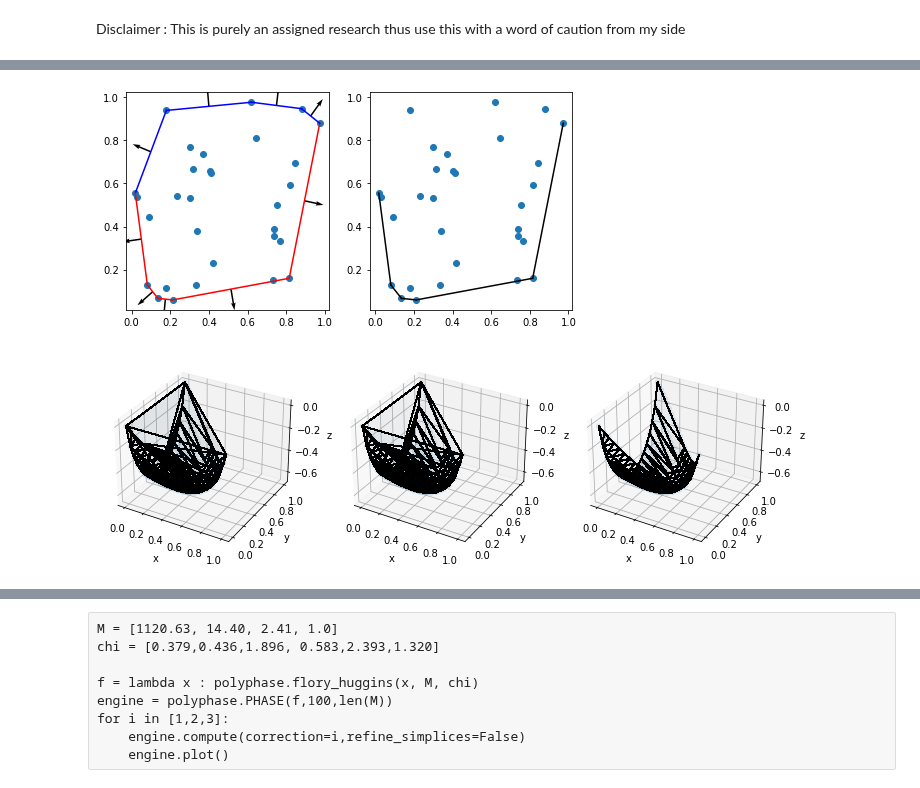
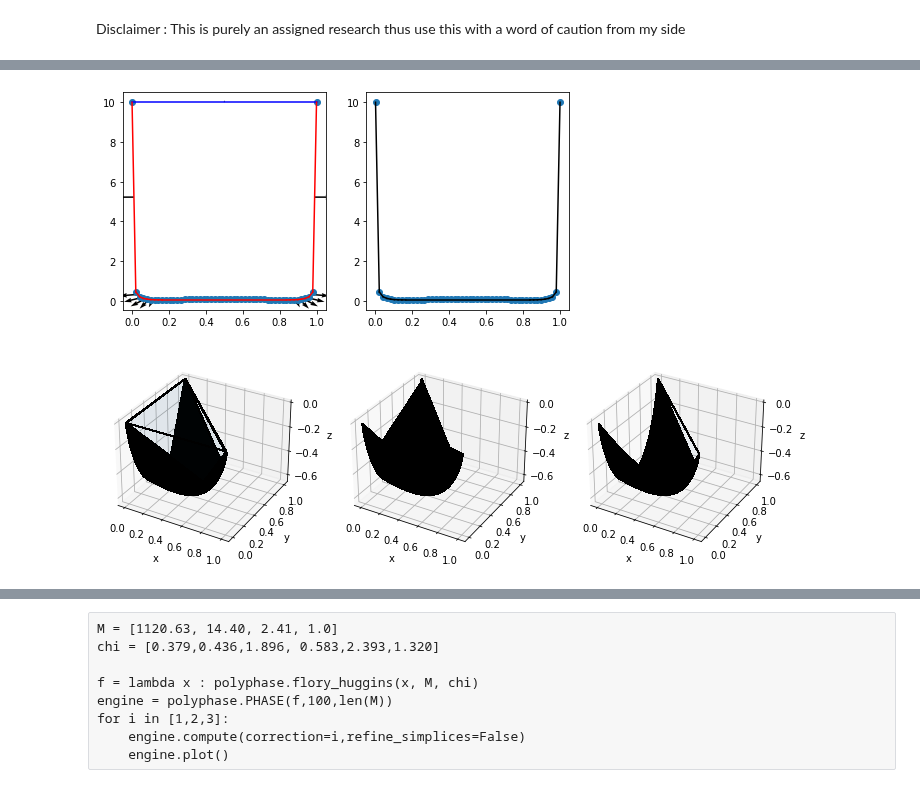
Before and after one commit to kiranvad/polyphase, a Jupyter notebook: notebooks/[ASR] Energy corrections.ipynb, the cells around one changed output, grey strips where cells are left out. Saved outputs shown, nothing was run; the diff lists cells and outputs as text; code cells hidden in the pictures.

```diff
--- a/notebooks/[ASR] Energy corrections.ipynb
+++ b/notebooks/[ASR] Energy corrections.ipynb
@@ -24,3 +27,25 @@ def get_lower_convexhull(points):
     lower_hull = hull.simplices[lower]
 
     return lower_hull,points_inf
+# %%
+# sample a two-component FH
+def f(x):
+    x1 = x
+    x2 = np.abs(1-x1).astype(float)
+    chi = 3
+    beta = 1e-2
+    entropy = (x1*np.log(x1)) + (x2*np.log(x2))
+    enthalpy = chi*x1*x2
+    beta_correction = beta*(1/x1 + 1/x2)
+
+    return entropy+enthalpy+beta_correction
+
+def sample_double_well(num):
+    x = np.linspace(1e-3,0.999,num=num)
+    e = f(x)
+    points = np.stack((x,e),axis=1)
+
+    return points
+points = sample_double_well(50)
+plt.scatter(points[:,0],points[:,1])
+plt.show()
@@ -27,30 +54,30 @@ def get_lower_convexhull(points):
 # %%
 # 2D example of Upper Hull and Lower Hull
-points = np.random.rand(30,2)
-
+#points = np.random.rand(30,2)
+points = sample_double_well(50)
 hull = ConvexHull(points)
 fig, axs = plt.subplots(1,2,figsize=(2*4,4))
 axs[0].plot(points[:,0], points[:,1], 'o')
 for equation,simplex in zip(hull.equations,hull.simplices):
     X,Y = points[simplex].mean(axis=0)
     U,V,_ = equation
-    if V>0:
+    if V>=0:
         color = 'b-'
     else:
         color = 'r-'
     axs[0].plot(points[simplex, 0], points[simplex, 1], color)
     axs[0].quiver(X,Y,U,V,scale=10,scale_units='xy')
 
 lower_hull,_ = get_lower_convexhull(points)
 axs[1].plot(points[:,0], points[:,1], 'o')
 for simplex in lower_hull:
     axs[1].plot(points[simplex, 0], points[simplex, 1], 'k-')
 
 plt.show()
 # %% [output]
-[figure, old version]
+[figure, new version]
 # %%
-grid = polyphase.makegridnd(20,3)
+grid = polyphase.makegridnd(200,3)
 M, chi = polyphase.get_sample_data(1)
 f = lambda x : polyphase.flory_huggins(x, M, chi)
 energy = np.asarray([f(x) for x in grid.T])
@@ -63,7 +90,7 @@ zlower = hull.equations[:,-2]<0
 fig, axs = plt.subplots(1,3,figsize=(3*4,4),subplot_kw={'projection':'3d'})
 triangles = [hull.simplices, lower_hull,hull.simplices[zlower]]
 for i in range(3):
-    axs[i].scatter(points[:,0], points[:,1],points[:,2],alpha=0.1)
+    #axs[i].scatter(points[:,0], points[:,1],points[:,2],alpha=0.1)
     axs[i].plot_trisurf(points[:,0],points[:,1],points[:,2],triangles=triangles[i],
                     linewidth=1.0,edgecolor='k', antialiased=False,facecolor='grey',alpha=0.05)
     axs[i].set_xlabel('x')
@@ -72,7 +99,7 @@ for i in range(3):
 
 plt.show()
 # %% [output]
-[figure, old version]
+[figure, new version]
 # %%
 fig, ax = plt.subplots(subplot_kw = {'projection':'3d'})
 ax.scatter(points_inf[:,0], points_inf[:,1],points_inf[:,2])
```
Also changed, not shown: parts of 10 cells of this notebook, 2 other files.
